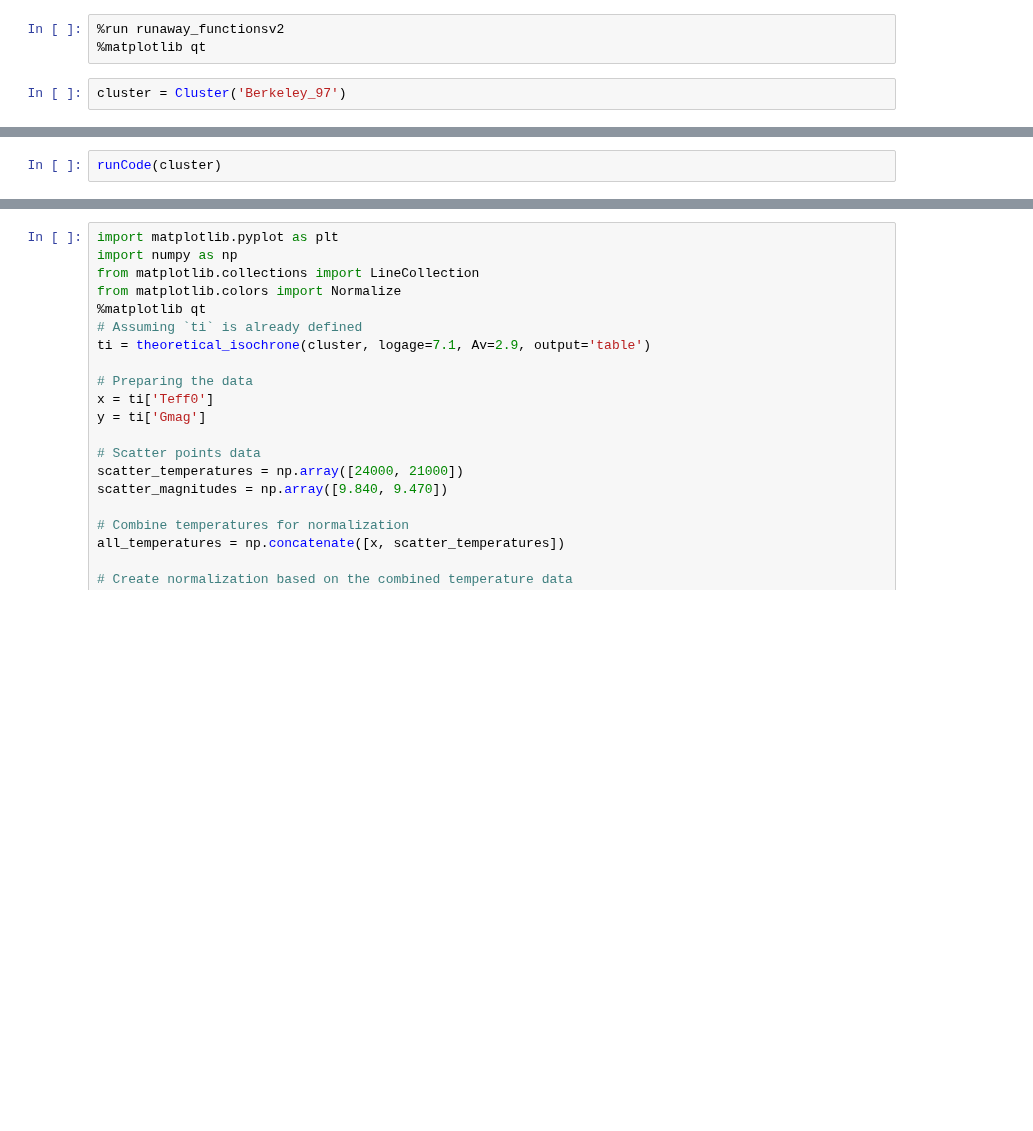
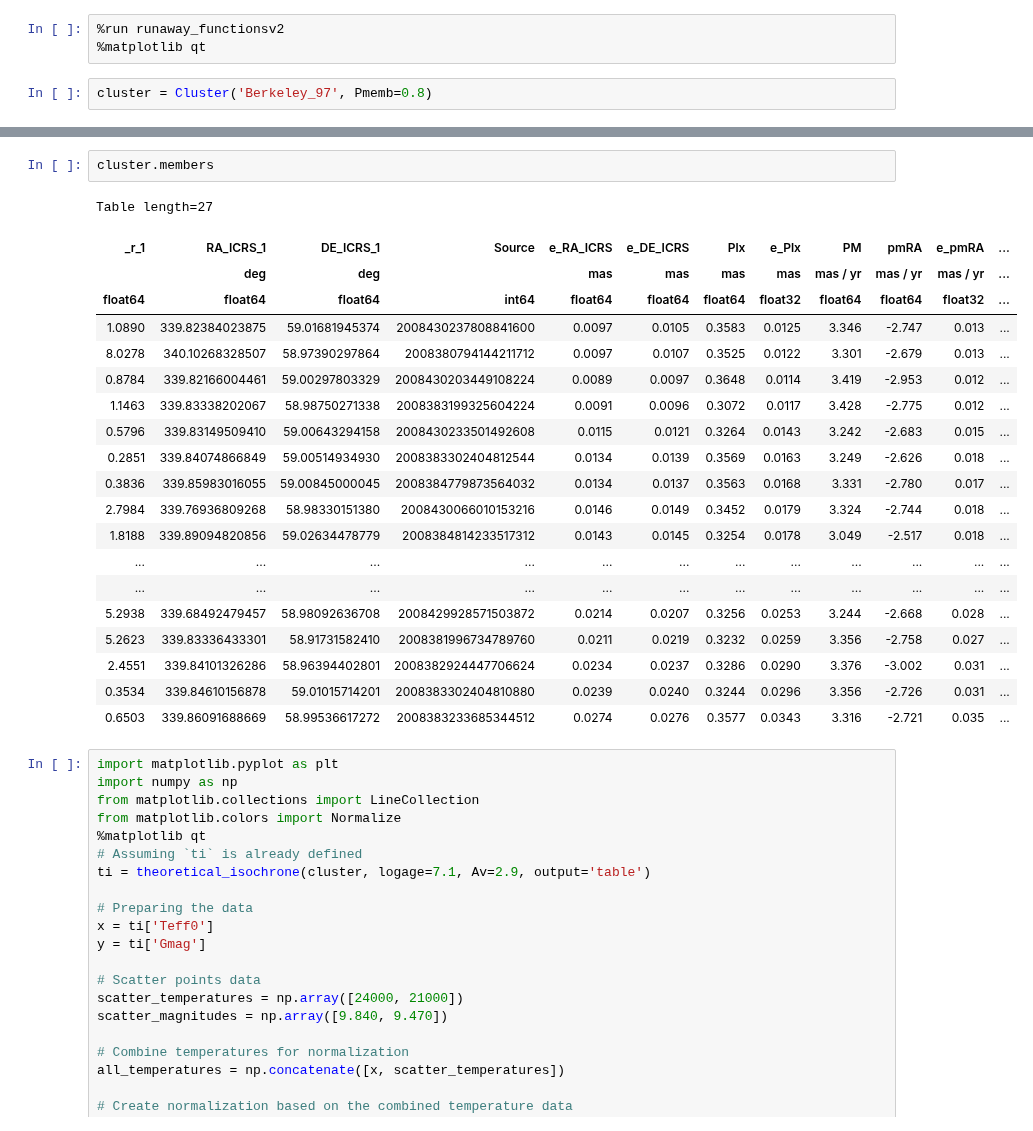
Before and after one commit to surodeep26/Runaway-Stars, a Jupyter notebook: v15.ipynb, the cells around one changed output, grey strips where cells are left out. Cells and saved outputs as stored; diff of their text form; blank space fills up the shorter version.

```diff
--- a/v15.ipynb
+++ b/v15.ipynb
@@ -2,7 +2,7 @@
 %run runaway_functionsv2
 %matplotlib qt
 # %%
-cluster = Cluster('Berkeley_97')
+cluster = Cluster('Berkeley_97', Pmemb=0.8)
 # %% [output]
 Modified Data
 0 memebrs do not have BP-RP from Dias.
@@ -30,2 +12,0 @@ File Berkeley_97/Berkeley_97_runaways_all.tsv not present.
-# %%
-runCode(cluster)
@@ -53,3 +13,26 @@ ErfaWarning: ERFA function "pmsafe" yielded 1 of "distance overridden (Note 6)"
+# %%
+cluster.members
+# %% [output]
+Table length=27
+| _r_1 | RA_ICRS_1 | DE_ICRS_1 | Source | e_RA_ICRS | e_DE_ICRS | Plx | e_Plx | PM | pmRA | e_pmRA | ... |
+|  | deg | deg |  | mas | mas | mas | mas | mas / yr | mas / yr | mas / yr | ... |
+| float64 | float64 | float64 | int64 | float64 | float64 | float64 | float32 | float64 | float64 | float32 | ... |
+| 1.0890 | 339.82384023875 | 59.01681945374 | 2008430237808841600 | 0.0097 | 0.0105 | 0.3583 | 0.0125 | 3.346 | -2.747 | 0.013 | ... |
+| 8.0278 | 340.10268328507 | 58.97390297864 | 2008380794144211712 | 0.0097 | 0.0107 | 0.3525 | 0.0122 | 3.301 | -2.679 | 0.013 | ... |
+| 0.8784 | 339.82166004461 | 59.00297803329 | 2008430203449108224 | 0.0089 | 0.0097 | 0.3648 | 0.0114 | 3.419 | -2.953 | 0.012 | ... |
+| 1.1463 | 339.83338202067 | 58.98750271338 | 2008383199325604224 | 0.0091 | 0.0096 | 0.3072 | 0.0117 | 3.428 | -2.775 | 0.012 | ... |
+| 0.5796 | 339.83149509410 | 59.00643294158 | 2008430233501492608 | 0.0115 | 0.0121 | 0.3264 | 0.0143 | 3.242 | -2.683 | 0.015 | ... |
+| 0.2851 | 339.84074866849 | 59.00514934930 | 2008383302404812544 | 0.0134 | 0.0139 | 0.3569 | 0.0163 | 3.249 | -2.626 | 0.018 | ... |
+| 0.3836 | 339.85983016055 | 59.00845000045 | 2008384779873564032 | 0.0134 | 0.0137 | 0.3563 | 0.0168 | 3.331 | -2.780 | 0.017 | ... |
+| 2.7984 | 339.76936809268 | 58.98330151380 | 2008430066010153216 | 0.0146 | 0.0149 | 0.3452 | 0.0179 | 3.324 | -2.744 | 0.018 | ... |
+| 1.8188 | 339.89094820856 | 59.02634478779 | 2008384814233517312 | 0.0143 | 0.0145 | 0.3254 | 0.0178 | 3.049 | -2.517 | 0.018 | ... |
+| ... | ... | ... | ... | ... | ... | ... | ... | ... | ... | ... | ... |
+| ... | ... | ... | ... | ... | ... | ... | ... | ... | ... | ... | ... |
+| 5.2938 | 339.68492479457 | 58.98092636708 | 2008429928571503872 | 0.0214 | 0.0207 | 0.3256 | 0.0253 | 3.244 | -2.668 | 0.028 | ... |
+| 5.2623 | 339.83336433301 | 58.91731582410 | 2008381996734789760 | 0.0211 | 0.0219 | 0.3232 | 0.0259 | 3.356 | -2.758 | 0.027 | ... |
+| 2.4551 | 339.84101326286 | 58.96394402801 | 2008382924447706624 | 0.0234 | 0.0237 | 0.3286 | 0.0290 | 3.376 | -3.002 | 0.031 | ... |
+| 0.3534 | 339.84610156878 | 59.01015714201 | 2008383302404810880 | 0.0239 | 0.0240 | 0.3244 | 0.0296 | 3.356 | -2.726 | 0.031 | ... |
+| 0.6503 | 339.86091688669 | 58.99536617272 | 2008383233685344512 | 0.0274 | 0.0276 | 0.3577 | 0.0343 | 3.316 | -2.721 | 0.035 | ... |
 # %%
 import matplotlib.pyplot as plt
 import numpy as np
```
Also changed, not shown: parts of 2 cells of this notebook, 19 other files.
